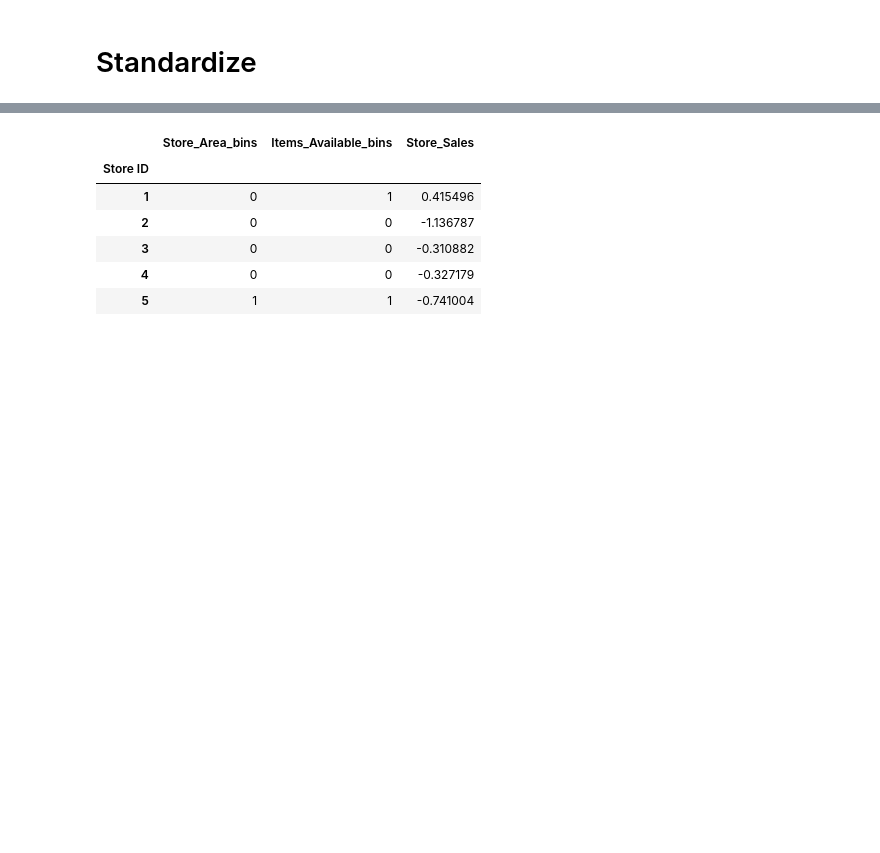
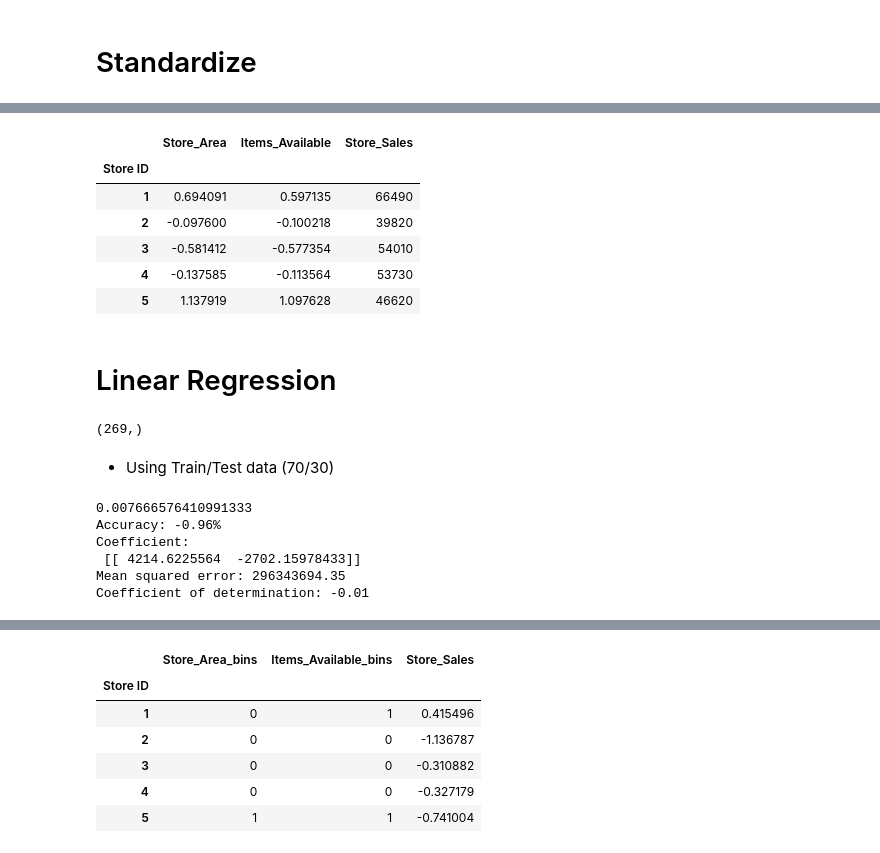
Before and after one commit to rafajovelho/Projeto1-Supermarket-Branches-Sales, a Jupyter notebook: SuperMarket_Project.ipynb, the cells around one changed output, grey strips where cells are left out. Saved outputs shown, nothing was run; the diff lists cells and outputs as text; code cells hidden in the pictures; blank space fills up the shorter version.

```diff
--- a/SuperMarket_Project.ipynb
+++ b/SuperMarket_Project.ipynb
@@ -535,0 +568,5 @@ standard = StandardScaler()
+# %%
+# Standardizing the input variables
+standard = StandardScaler()
+standardX = standard.fit_transform(X)
+standardX
@@ -535,0 +581,51 @@ standard = StandardScaler()
+# %%
+# Visualizing the dataset Standardized
+new_df = df_num.copy()
+for i in ['Store_Area', 'Items_Available']:
+    new_df[i] = standard.fit_transform(df_num[i].values.reshape(len(df_num), 1))
+new_df.head()
+# %% [output]
+|  | Store_Area | Items_Available | Store_Sales |
+| Store ID |  |  |  |
+| 1 | 0.694091 | 0.597135 | 66490 |
+| 2 | -0.097600 | -0.100218 | 39820 |
+| 3 | -0.581412 | -0.577354 | 54010 |
+| 4 | -0.137585 | -0.113564 | 53730 |
+| 5 | 1.137919 | 1.097628 | 46620 |
+# %% [markdown]
+# Linear Regression
+# %%
+Y_test.shape
+# %% [output]
+(269,)
+# %% [markdown]
+- Using Train/Test data (70/30)
+# %%
+# Separating the data into train and test data (70/30)
+X_train, X_test, Y_train, Y_test = train_test_split(new_df[['Store_Area', 'Items_Available']].values, new_df[['Store_Sales']].values, test_size = 0.30)
+
+# Creating de model
+linear = LinearRegression()
+
+# Training the model
+linear.fit(X_train, Y_train)
+
+# Model score
+print(linear.score(X_train, Y_train))
+print('Accuracy: %.2f%%' % (linear.score(X_test, Y_test) * 100))
+
+
+Y_predict = linear.predict(X_test)
+# The coefficients
+print('Coefficient: \n', linear.coef_)
+# The mean squared error
+print("Mean squared error: %.2f" % mean_squared_error(Y_test, Y_predict))
+# The coefficient of determination: 1 is perfect prediction
+print("Coefficient of determination: %.2f" % r2_score(Y_test, Y_predict))
+# %% [output]
+0.007666576410991333
+Accuracy: -0.96%
+Coefficient:
+ [[ 4214.6225564  -2702.15978433]]
+Mean squared error: 296343694.35
+Coefficient of determination: -0.01
```
Also changed, not shown: parts of 17 cells of this notebook.
